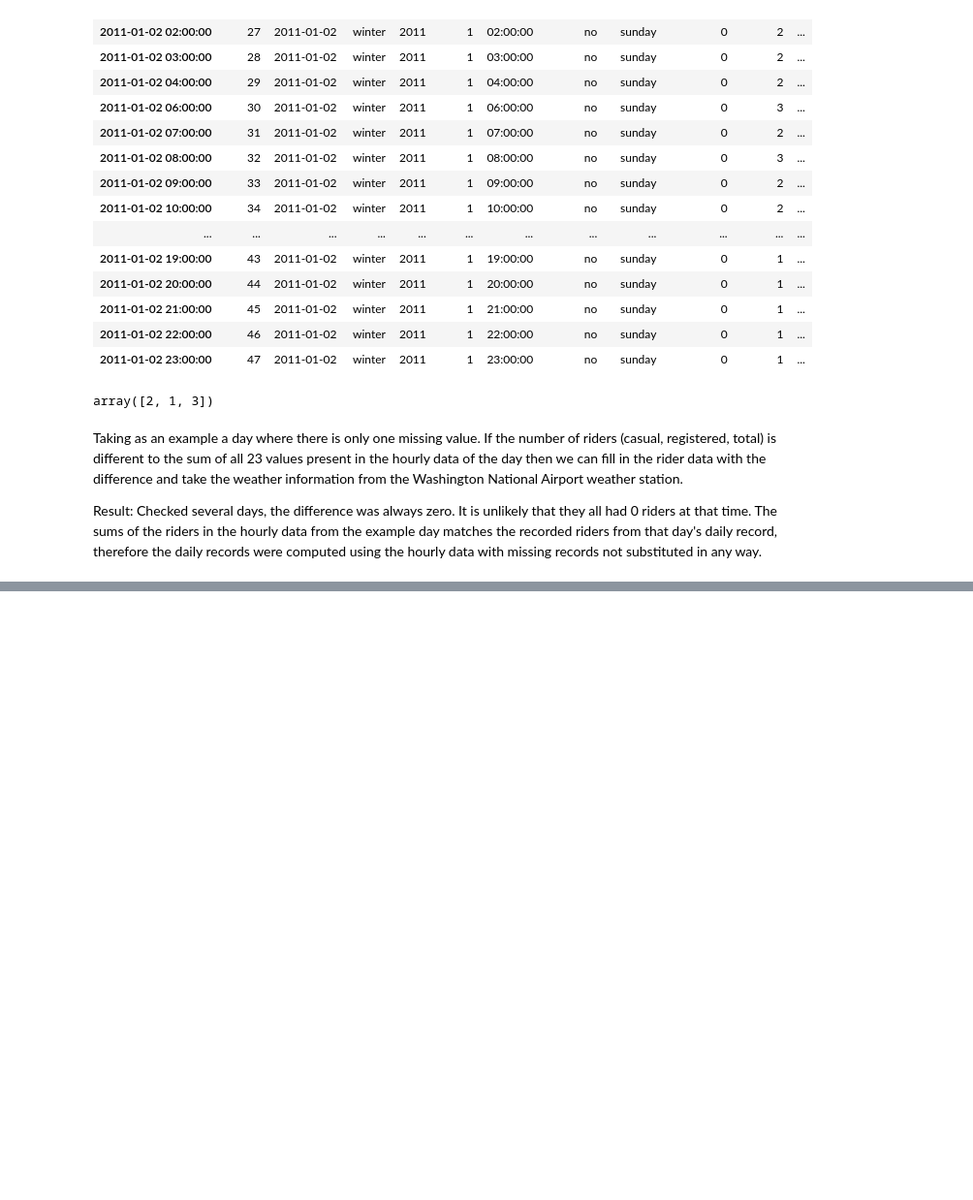
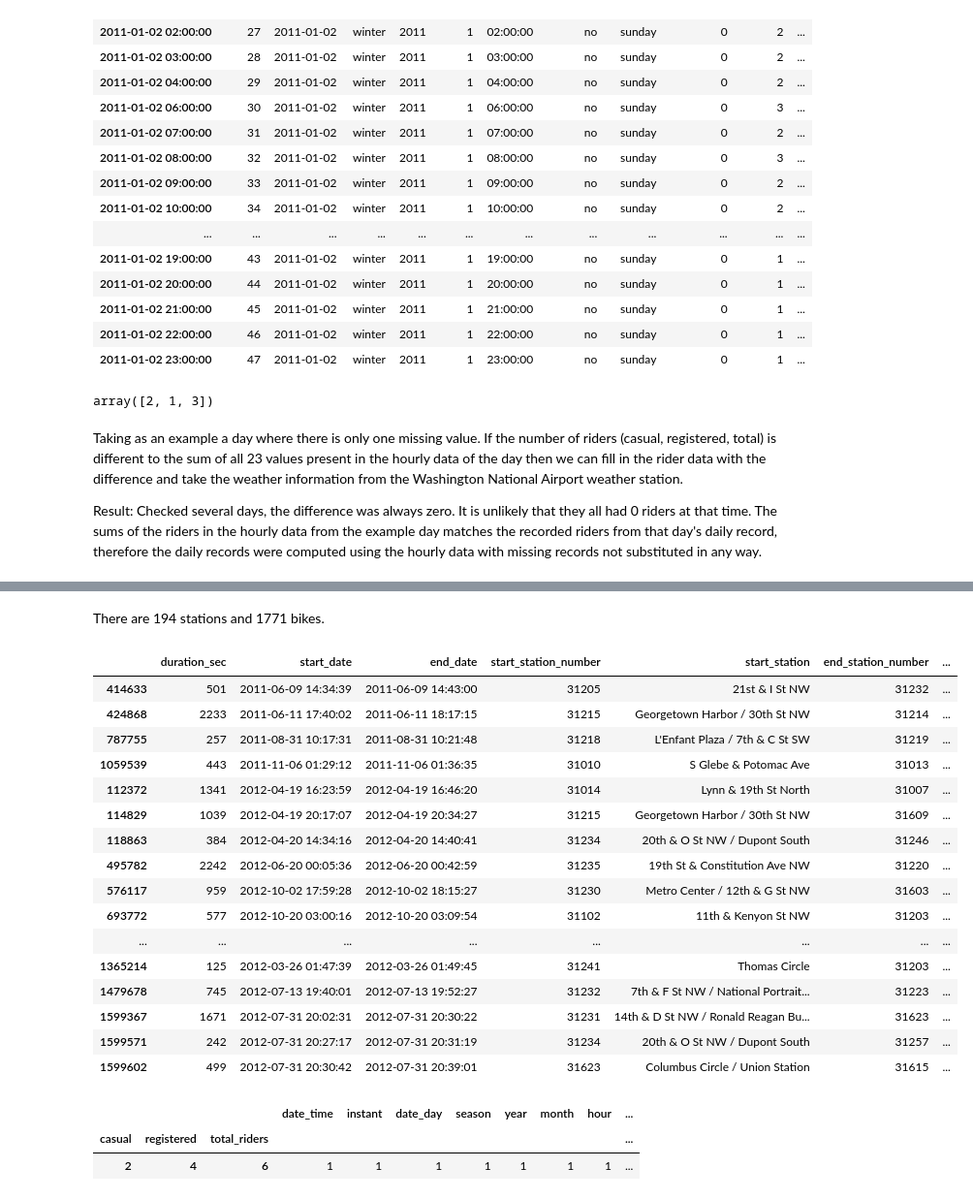
Before and after one commit to jmb-oddbook/bikes_project, a Jupyter notebook: bikes_eda_fin.ipynb, the cells around one changed output, grey strips where cells are left out. Shown: that part at 97% size. Cells and saved outputs as stored; diff of their text form; code cells hidden in the pictures; blank space fills up the shorter version.

Commit message:
EDA finished, readme updated
EDA and data cleaning finished, includes UCI data sets, 2011+2012 trips data sets, and station information. Project read me updated.

```diff
--- a/bikes_eda_fin.ipynb
+++ b/bikes_eda_fin.ipynb
@@ -529,0 +543,16 @@ daily_core.to_csv('data/mod_dataday_mod.csv', index=False)
+# %%
+trips_2011 = pd.read_csv('data/cbs_data/2011-capitalbikeshare-tripdata.csv')
+
+path = r'data/cbs_data/2012'
+all_files = glob.glob(path + "/*.csv")
+
+li = []
+
+for filename in all_files:
+    df = pd.read_csv(filename, index_col=None, header=0)
+    li.append(df)
+
+trips_2012 = pd.concat(li, axis=0, ignore_index=True)
+# %%
+trips_2011.columns = trips_2011.columns.str.replace(' ','_').str.lower()
+trips_2012.columns = trips_2012.columns.str.replace(' ','_').str.lower()
@@ -529,0 +577,10 @@ daily_core.to_csv('data/mod_dataday_mod.csv', index=False)
+# %%
+# Add field to each data frame
+trips_2011['year'] = '2011'
+trips_2012['year'] = '2012'
+
+# and concatenate
+bike_trips = pd.concat([trips_2011, trips_2012],axis=0)
+
+# Give some more detail
+bike_trips.rename(columns={'duration': 'duration_sec'}, inplace=True)
@@ -529,0 +607,16 @@ daily_core.to_csv('data/mod_dataday_mod.csv', index=False)
+# %%
+# Some maintenance
+bike_trips = bike_trips.astype({'start_date': 'datetime64', 'end_date': 'datetime64', 'member_type': 'category', 'year': 'category'})
+
+bike_trips['date'] = bike_trips['start_date'].dt.date
+bike_trips['hour'] = bike_trips['start_date'].dt.hour
+
+# Convert time and date to timestamps
+bike_trips['date'] = pd.to_datetime(bike_trips['date']).dt.date
+bike_trips['hour'] = pd.to_datetime(bike_trips['hour'], format='%H').dt.time
+
+# Combine time and date into an extra column
+bike_trips['date_hour'] = bike_trips.apply(lambda r : dt.datetime.combine(r['date'],r['hour']),1)
+
+# We could drop these but I'm hanging on to them for now
+#bike_trips.drop(['date', 'hour'], axis=1, inplace=True)
@@ -529,0 +640,32 @@ daily_core.to_csv('data/mod_dataday_mod.csv', index=False)
+# %% [markdown]
+There are 194 stations and 1771 bikes.
+# %%
+# There are 21 records where the member type is 'Unknown'
+bike_trips.loc[bike_trips.member_type == 'Unknown']
+# %% [output]
+|  | duration_sec | start_date | end_date | start_station_number | start_station | end_station_number | ... |
+| 414633 | 501 | 2011-06-09 14:34:39 | 2011-06-09 14:43:00 | 31205 | 21st & I St NW | 31232 | ... |
+| 424868 | 2233 | 2011-06-11 17:40:02 | 2011-06-11 18:17:15 | 31215 | Georgetown Harbor / 30th St NW | 31214 | ... |
+| 787755 | 257 | 2011-08-31 10:17:31 | 2011-08-31 10:21:48 | 31218 | L'Enfant Plaza / 7th & C St SW | 31219 | ... |
+| 1059539 | 443 | 2011-11-06 01:29:12 | 2011-11-06 01:36:35 | 31010 | S Glebe & Potomac Ave | 31013 | ... |
+| 112372 | 1341 | 2012-04-19 16:23:59 | 2012-04-19 16:46:20 | 31014 | Lynn & 19th St North | 31007 | ... |
+| 114829 | 1039 | 2012-04-19 20:17:07 | 2012-04-19 20:34:27 | 31215 | Georgetown Harbor / 30th St NW | 31609 | ... |
+| 118863 | 384 | 2012-04-20 14:34:16 | 2012-04-20 14:40:41 | 31234 | 20th & O St NW / Dupont South | 31246 | ... |
+| 495782 | 2242 | 2012-06-20 00:05:36 | 2012-06-20 00:42:59 | 31235 | 19th St & Constitution Ave NW | 31220 | ... |
+| 576117 | 959 | 2012-10-02 17:59:28 | 2012-10-02 18:15:27 | 31230 | Metro Center / 12th & G St NW | 31603 | ... |
+| 693772 | 577 | 2012-10-20 03:00:16 | 2012-10-20 03:09:54 | 31102 | 11th & Kenyon St NW | 31203 | ... |
+| ... | ... | ... | ... | ... | ... | ... | ... |
+| 1365214 | 125 | 2012-03-26 01:47:39 | 2012-03-26 01:49:45 | 31241 | Thomas Circle | 31203 | ... |
+| 1479678 | 745 | 2012-07-13 19:40:01 | 2012-07-13 19:52:27 | 31232 | 7th & F St NW / National Portrait... | 31223 | ... |
+| 1599367 | 1671 | 2012-07-31 20:02:31 | 2012-07-31 20:30:22 | 31231 | 14th & D St NW / Ronald Reagan Bu... | 31623 | ... |
+| 1599571 | 242 | 2012-07-31 20:27:17 | 2012-07-31 20:31:19 | 31234 | 20th & O St NW / Dupont South | 31257 | ... |
+| 1599602 | 499 | 2012-07-31 20:30:42 | 2012-07-31 20:39:01 | 31623 | Columbus Circle / Union Station | 31615 | ... |
+# %%
+# Check the 21 records where the member_type is 'Unknown' and see if they are part of the hourly records.
+
+hourly_core[hourly_core.date_time == '2012-11-05 02:00:00'].\
+            groupby(['casual', 'registered', 'total_riders']).count()
+# %% [output]
+|  |  |  | date_time | instant | date_day | season | year | month | hour | ... |
+| casual | registered | total_riders |  |  |  |  |  |  |  | ... |
+| 2 | 4 | 6 | 1 | 1 | 1 | 1 | 1 | 1 | 1 | ... |
```
Also changed, not shown: parts of 31 cells of this notebook, 7 other files.
